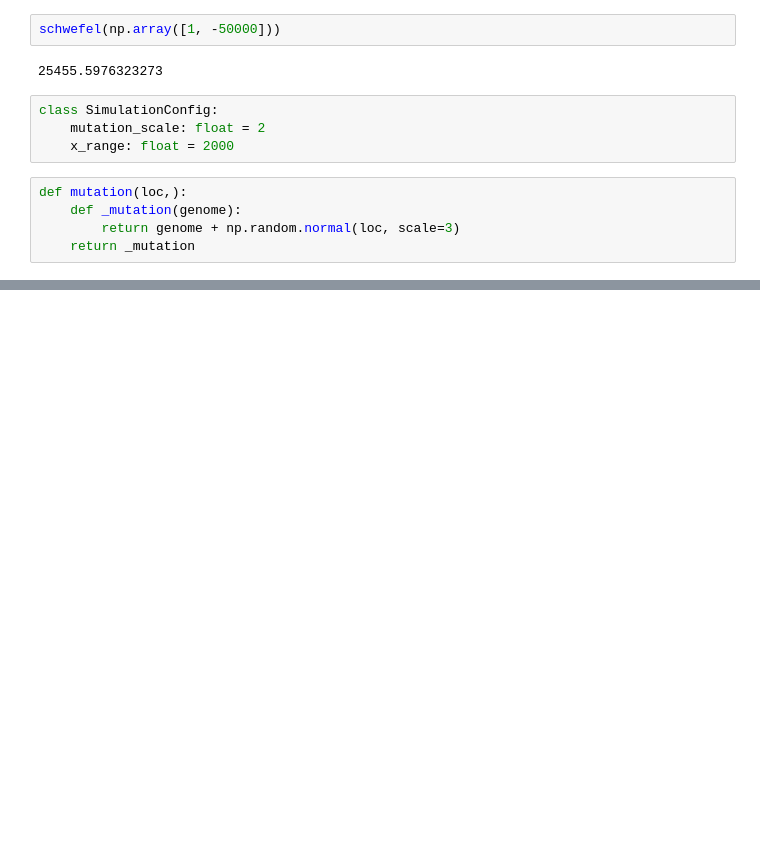
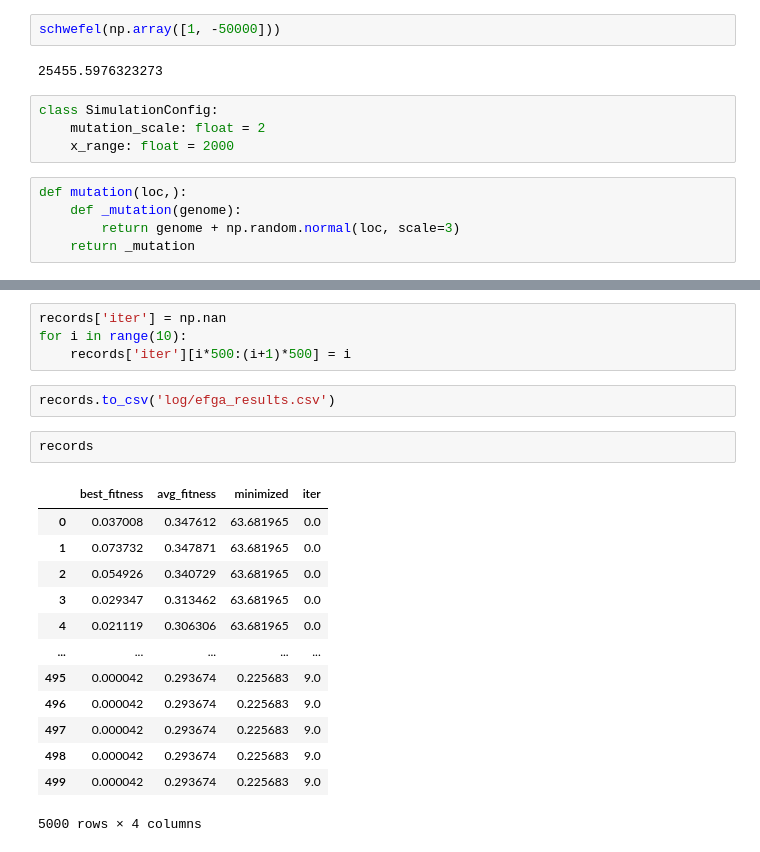
Before and after one commit to Arattel/Fuzzy_genetic_algorithms_implementations, a Jupyter notebook: efga.ipynb, the cells around one changed output, grey strips where cells are left out. Drawn from its saved outputs; the diff is of its cells as text; blank space fills up the shorter version.

```diff
--- a/efga.ipynb
+++ b/efga.ipynb
@@ -176 +213,23 @@ schwefel(best_solution)
+# %%
+records['iter'] = np.nan
+for i in range(10):
+    records['iter'][i*500:(i+1)*500] = i
+# %%
+records.to_csv('log/efga_results.csv')
+# %%
+records
+# %% [output]
+|  | best_fitness | avg_fitness | minimized | iter |
+| 0 | 0.037008 | 0.347612 | 63.681965 | 0.0 |
+| 1 | 0.073732 | 0.347871 | 63.681965 | 0.0 |
+| 2 | 0.054926 | 0.340729 | 63.681965 | 0.0 |
+| 3 | 0.029347 | 0.313462 | 63.681965 | 0.0 |
+| 4 | 0.021119 | 0.306306 | 63.681965 | 0.0 |
+| ... | ... | ... | ... | ... |
+| 495 | 0.000042 | 0.293674 | 0.225683 | 9.0 |
+| 496 | 0.000042 | 0.293674 | 0.225683 | 9.0 |
+| 497 | 0.000042 | 0.293674 | 0.225683 | 9.0 |
+| 498 | 0.000042 | 0.293674 | 0.225683 | 9.0 |
+| 499 | 0.000042 | 0.293674 | 0.225683 | 9.0 |
+5000 rows × 4 columns
 # %%
```
Also changed, not shown: parts of 10 cells of this notebook, 7 other files.
